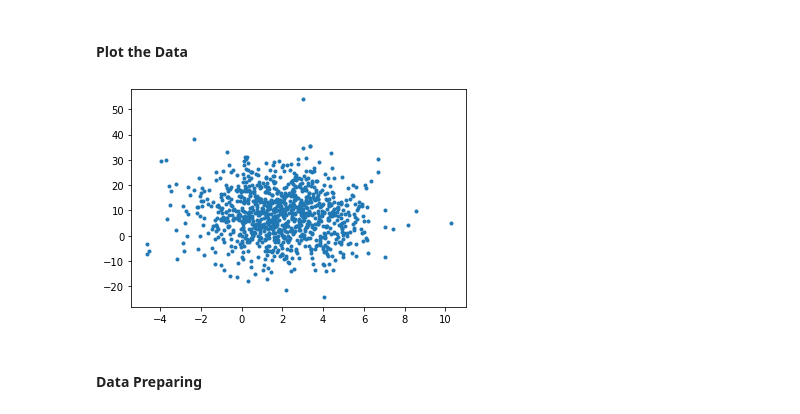
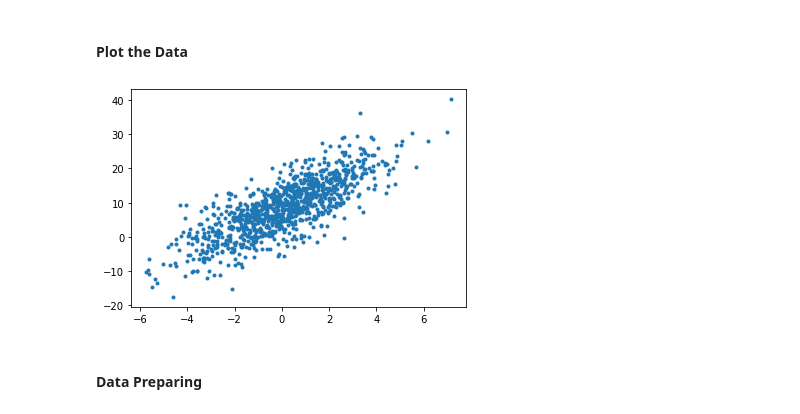
Before and after one commit to Mehdi-Zadeh/MCI-ML, a Jupyter notebook: Linear_Regression .ipynb, the cells around one changed output. Cells and saved outputs as stored; diff of their text form; code cells hidden in the pictures.

```diff
--- a/Linear_Regression .ipynb
+++ b/Linear_Regression .ipynb
@@ -76,10 +80,10 @@ y = 0.5 - 3*X1 + 4*X2 + 3*X3 - 0.05*X4 + 5*np.random.randn(N, 1)
 # %% [markdown]
 #### Plot the Data
 # %%
-plt.plot(X4, y, '.')
+plt.plot(X3, y, '.')
 plt.show()
 # %% [output]
-[figure, old version]
+[figure, new version]
 # %% [markdown]
 #### Data Preparing
 # %%
```
Also changed, not shown: parts of 13 cells of this notebook, 15 other files.
